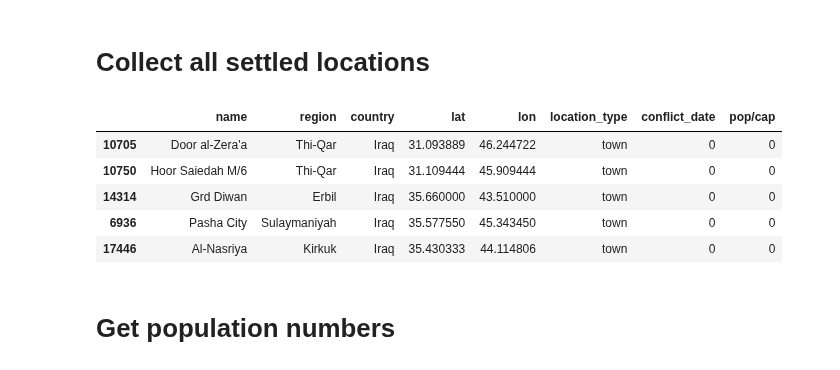
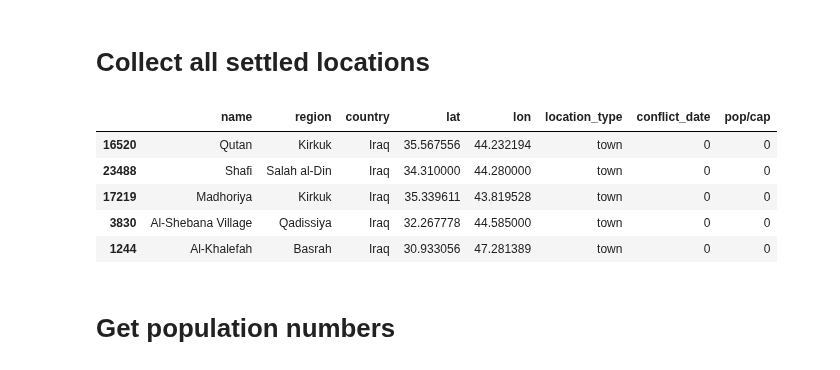
Before and after one commit to tamos/MACS30200proj, a Jupyter notebook: paper_code/DataPreparation_Flee.ipynb, the cells around one changed output. Cells and saved outputs as stored; diff of their text form; code cells hidden in the pictures.

Commit message:
some mroe data manipulation

```diff
--- a/paper_code/DataPreparation_Flee.ipynb
+++ b/paper_code/DataPreparation_Flee.ipynb
@@ -3,27 +3,27 @@
 # %%
 import geopandas as gpd
 import pandas as pd
 import geopy
 import osmnx as ox
 import numpy as np
 import rasterio as rio
-iq_locations = gpd.read_file('data/settled_locations/irq_pplp_ocha_20140722.shp').sample(500)
+iq_locations = gpd.read_file('data/settled_locations/irq_pplp_ocha_20140722.shp').sample(1000)
 location_csv = gpd.GeoDataFrame()
 location_csv['name'] = iq_locations['PNameEn']
 location_csv['region'] = iq_locations['A1NameEn']
 location_csv['country'] = 'Iraq'
 location_csv['lat'] = iq_locations['Latitude']
 location_csv['lon'] = iq_locations['Longitude']
 location_csv['location_type'] = 'town'
 location_csv['conflict_date'] = 0
 location_csv['pop/cap'] = 0
 location_csv.head()
 # %% [output]
 |  | name | region | country | lat | lon | location_type | conflict_date | pop/cap |
-| 10705 | Door al-Zera'a | Thi-Qar | Iraq | 31.093889 | 46.244722 | town | 0 | 0 |
-| 10750 | Hoor Saiedah M/6 | Thi-Qar | Iraq | 31.109444 | 45.909444 | town | 0 | 0 |
-| 14314 | Grd Diwan | Erbil | Iraq | 35.660000 | 43.510000 | town | 0 | 0 |
-| 6936 | Pasha City | Sulaymaniyah | Iraq | 35.577550 | 45.343450 | town | 0 | 0 |
-| 17446 | Al-Nasriya | Kirkuk | Iraq | 35.430333 | 44.114806 | town | 0 | 0 |
+| 16520 | Qutan | Kirkuk | Iraq | 35.567556 | 44.232194 | town | 0 | 0 |
+| 23488 | Shafi | Salah al-Din | Iraq | 34.310000 | 44.280000 | town | 0 | 0 |
+| 17219 | Madhoriya | Kirkuk | Iraq | 35.339611 | 43.819528 | town | 0 | 0 |
+| 3830 | Al-Shebana Village | Qadissiya | Iraq | 32.267778 | 44.585000 | town | 0 | 0 |
+| 1244 | Al-Khalefah | Basrah | Iraq | 30.933056 | 47.281389 | town | 0 | 0 |
 # %% [markdown]
 # Get population numbers
```
Also changed, not shown: parts of 21 cells of this notebook.
